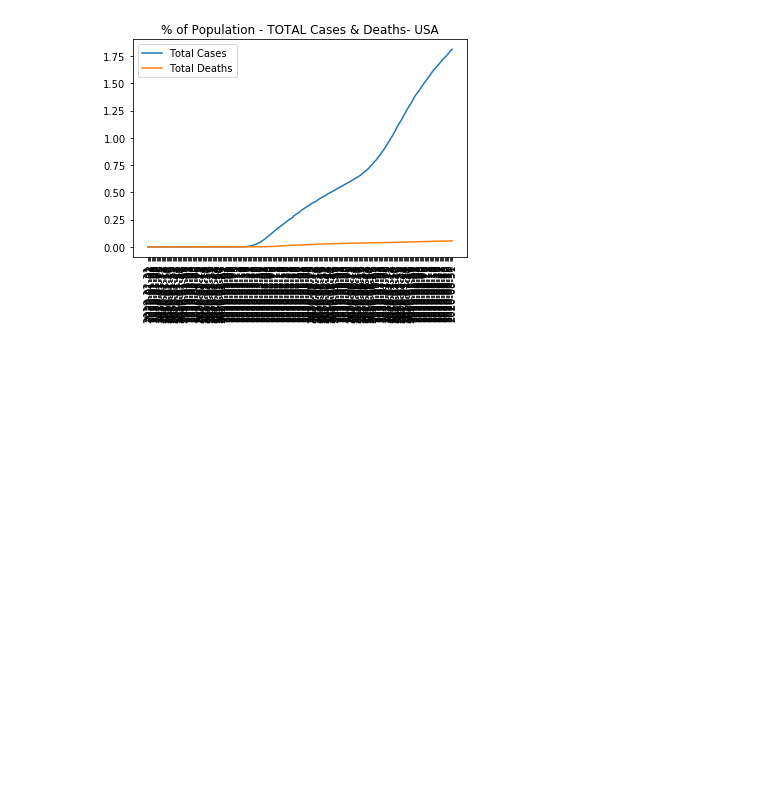
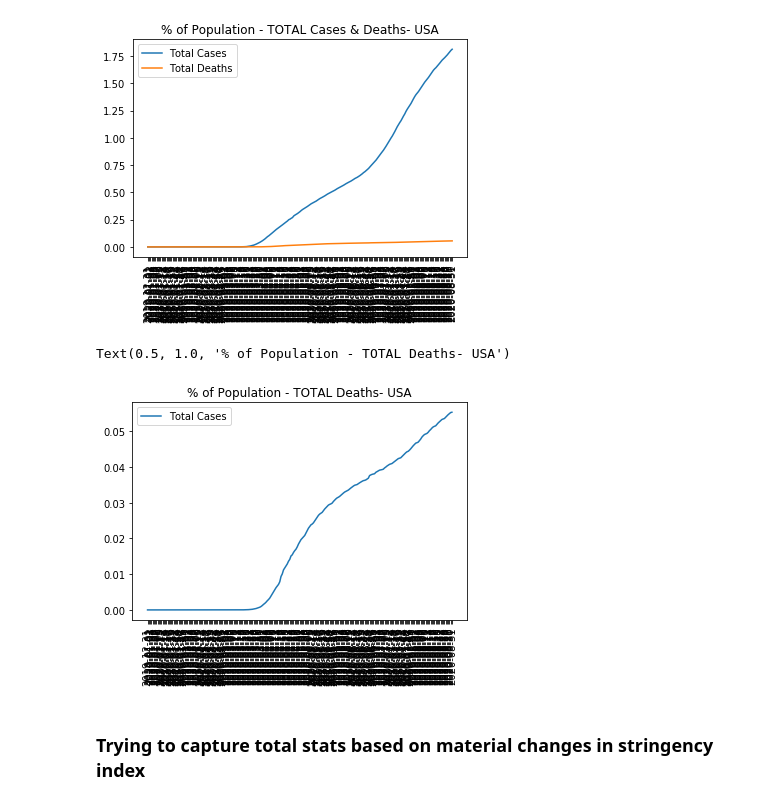
Before and after one commit to pmmfs/capstone-project, a Jupyter notebook: Analysis/government_regulation_impact_initial_analysis_mk.ipynb, the cells around one changed output. Drawn from its saved outputs; the diff is of its cells as text; code cells hidden in the pictures; blank space fills up the shorter version.

```diff
--- a/Analysis/government_regulation_impact_initial_analysis_mk.ipynb
+++ b/Analysis/government_regulation_impact_initial_analysis_mk.ipynb
@@ -415,3 +385,17 @@ plt.title("% of Population - TOTAL Cases & Deaths- USA")
 # %% [output]
 Text(0.5, 1.0, '% of Population - TOTAL Cases & Deaths- USA')
 [figure]
+# %%
+# Plot % of Population - TOTAL - USA
+plt.plot(x_axis06, y_axis06)
+
+plt.xticks(rotation=90)
+
+plt.legend(["Total Cases", "Total Deaths"])
+
+plt.title("% of Population - TOTAL Deaths- USA")
+# %% [output]
+Text(0.5, 1.0, '% of Population - TOTAL Deaths- USA')
+[figure, added]
+# %% [markdown]
+### Trying to capture total stats based on material changes in stringency index
```
Also changed, not shown: parts of 14 cells of this notebook.
